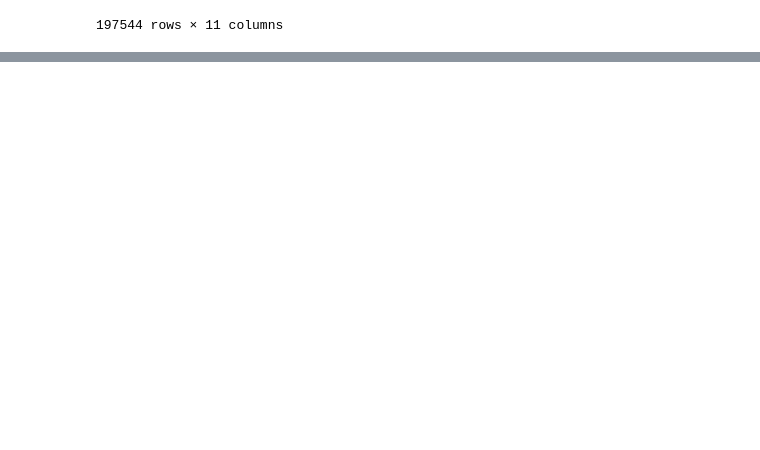
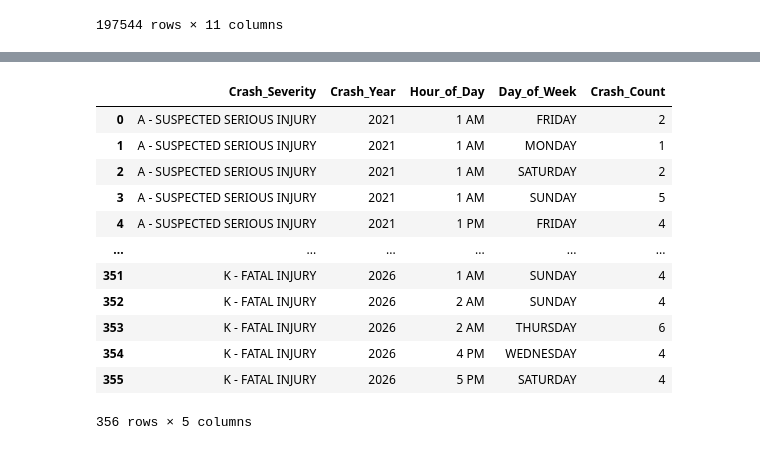
Before and after one commit to JoJo-eptx/CRIS_data_consolidation, a Jupyter notebook: db_preprocessing.ipynb, the cells around one changed output, grey strips where cells are left out. Drawn from its saved outputs; the diff is of its cells as text; code cells hidden in the pictures; blank space fills up the shorter version.

Commit message:
added group functions

```diff
--- a/db_preprocessing.ipynb
+++ b/db_preprocessing.ipynb
@@ -179,0 +241,18 @@ combined_df
+# %%
+combined_df.groupby(
+        ["Crash_Severity", "Crash_Year", "Hour_of_Day", "Day_of_Week"], as_index=False
+    ).size().rename(columns={"size": "Crash_Count"})
+# %% [output]
+|  | Crash_Severity | Crash_Year | Hour_of_Day | Day_of_Week | Crash_Count |
+| 0 | A - SUSPECTED SERIOUS INJURY | 2021 | 1 AM | FRIDAY | 2 |
+| 1 | A - SUSPECTED SERIOUS INJURY | 2021 | 1 AM | MONDAY | 1 |
+| 2 | A - SUSPECTED SERIOUS INJURY | 2021 | 1 AM | SATURDAY | 2 |
+| 3 | A - SUSPECTED SERIOUS INJURY | 2021 | 1 AM | SUNDAY | 5 |
+| 4 | A - SUSPECTED SERIOUS INJURY | 2021 | 1 PM | FRIDAY | 4 |
+| ... | ... | ... | ... | ... | ... |
+| 351 | K - FATAL INJURY | 2026 | 1 AM | SUNDAY | 4 |
+| 352 | K - FATAL INJURY | 2026 | 2 AM | SUNDAY | 4 |
+| 353 | K - FATAL INJURY | 2026 | 2 AM | THURSDAY | 6 |
+| 354 | K - FATAL INJURY | 2026 | 4 PM | WEDNESDAY | 4 |
+| 355 | K - FATAL INJURY | 2026 | 5 PM | SATURDAY | 4 |
+356 rows × 5 columns
```
Also changed, not shown: parts of 4 cells of this notebook.
